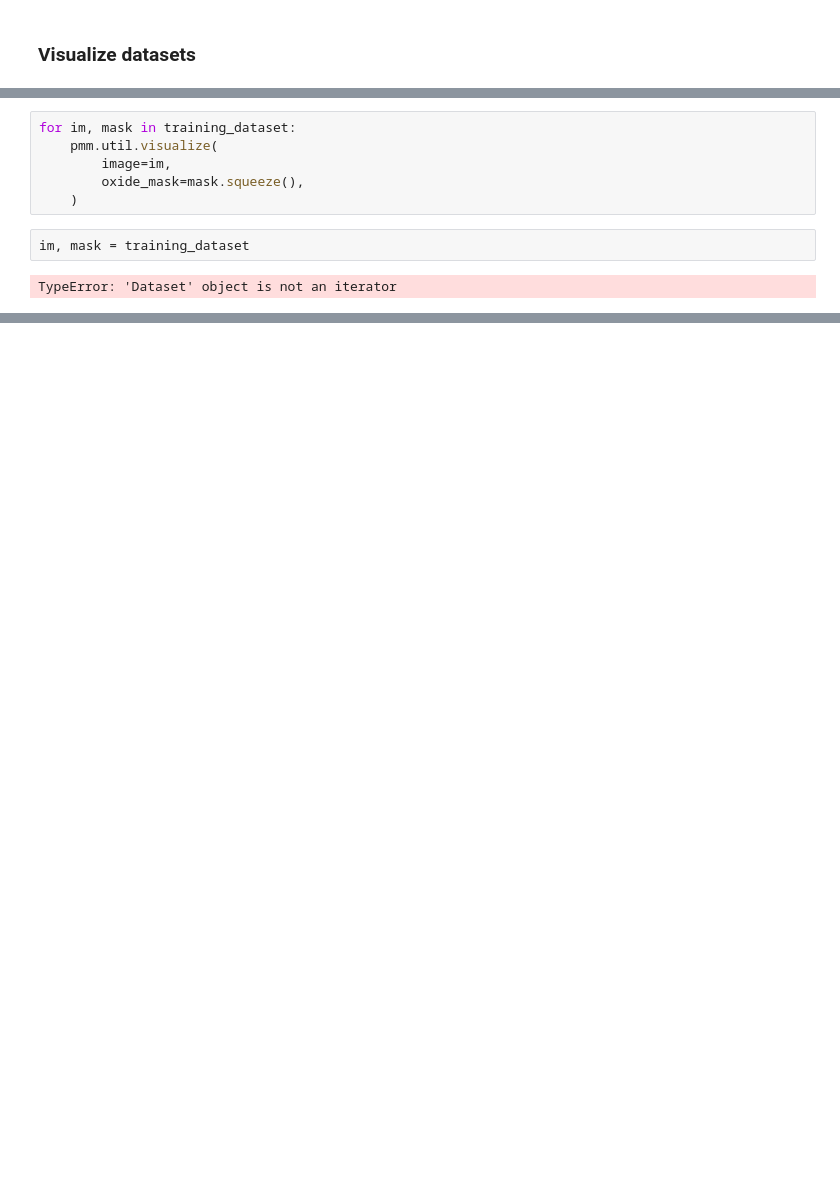
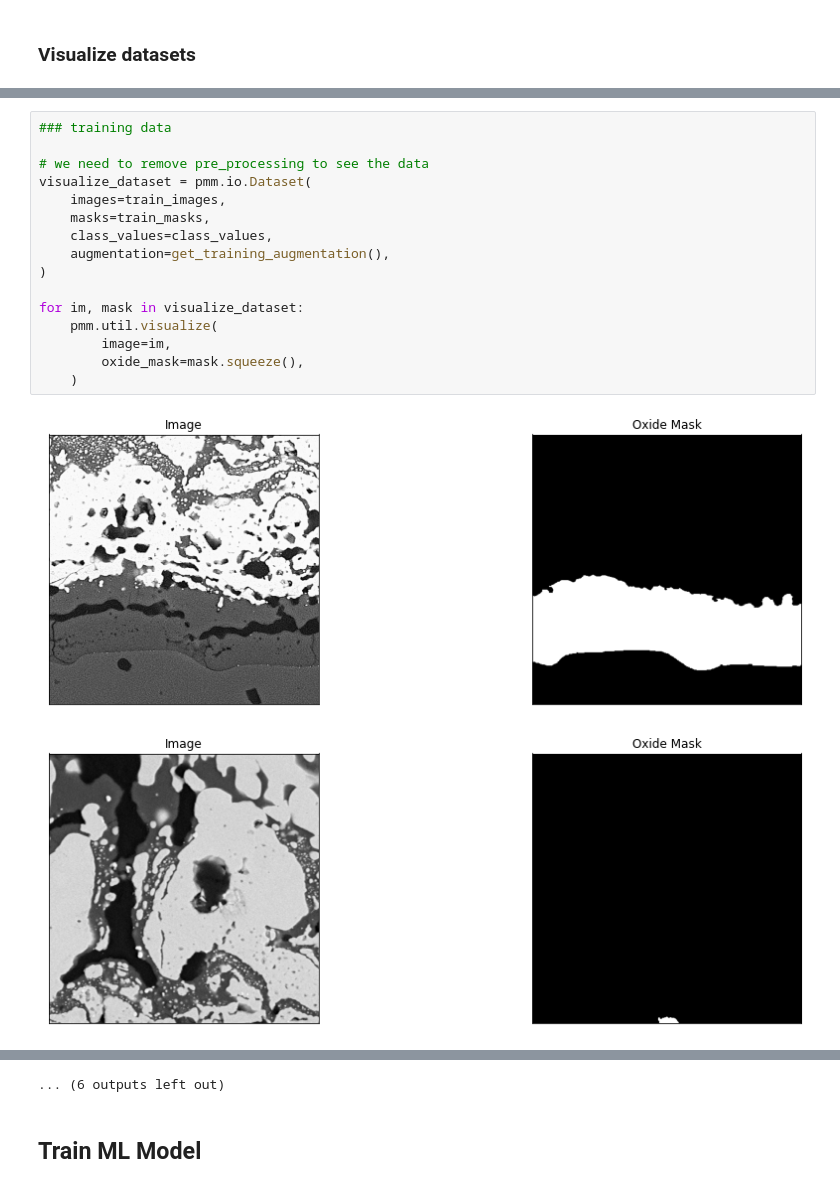
Before and after one commit to nasa/pretrained-microscopy-models, a Jupyter notebook: examples/binary_segmentation_example.ipynb, the cells around one changed output, grey strips where cells are left out. Saved outputs shown, nothing was run; the diff lists cells and outputs as text; blank space fills up the shorter version.

```diff
--- a/examples/binary_segmentation_example.ipynb
+++ b/examples/binary_segmentation_example.ipynb
@@ -261,10 +184,19 @@ ValueError: not enough values to unpack (expected 2, got 1)
-# %%
-for im, mask in training_dataset:
-    pmm.util.visualize(
-        image=im,
-        oxide_mask=mask.squeeze(),
-    )
-# %%
-im, mask = training_dataset
-# %% [output]
-TypeError: 'Dataset' object is not an iterator
+# %%
+### training data
+
+# we need to remove pre_processing to see the data
+visualize_dataset = pmm.io.Dataset(
+    images=train_images,
+    masks=train_masks,
+    class_values=class_values,
+    augmentation=get_training_augmentation(),
+)
+
+for im, mask in visualize_dataset:
+    pmm.util.visualize(
+        image=im,
+        oxide_mask=mask.squeeze(),
+    )
+# %% [output]
+[figure, added]
+[figure, added]
@@ -270,0 +213,3 @@ TypeError: 'Dataset' object is not an iterator
+... (6 outputs left out)
+# %% [markdown]
+## Train ML Model
```
Also changed, not shown: parts of 6 cells of this notebook, 1 other file.
